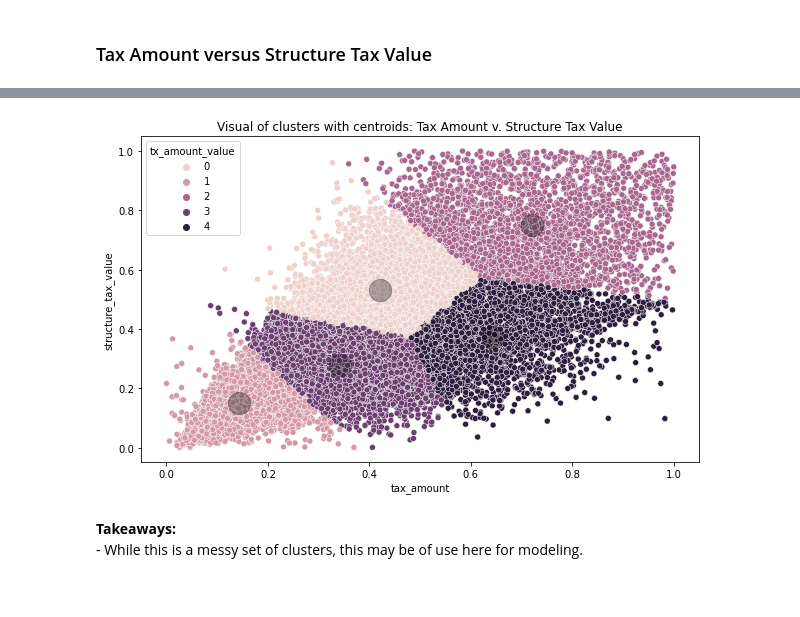
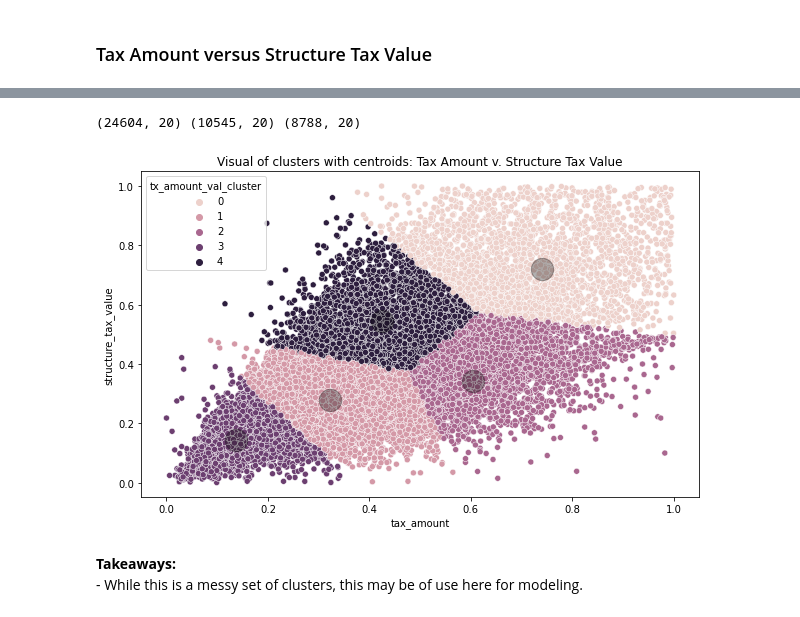
Before and after one commit to DesireeMcElroy/zillow-clustering-project, a Jupyter notebook: zillow.ipynb, the cells around one changed output, grey strips where cells are left out. Cells and saved outputs as stored; diff of their text form; code cells hidden in the pictures.

```diff
--- a/zillow.ipynb
+++ b/zillow.ipynb
@@ -671,13 +720,35 @@ for ax, k in zip(axs.ravel(), range(2, 6)):
 # %%
 # k = 5 makes the most sense here
-cluster_name = 'tx_amount_value'
+
+# name cluster column
+cluster_name = 'tx_amount_val_cluster'
+# use k=5 for five clusters
 k = 5
+
+
+# create cluster column on train dataframe
+X = train_scaled[['tax_amount', 'structure_tax_value']]
 train_scaled, X, scaler, kmeans, centroids = explore.create_cluster(train_scaled, X, k, cluster_name)
+
+
+# create cluster column on validate dataframe
+X = validate_scaled[['tax_amount', 'structure_tax_value']]
+validate_scaled, X, scaler, kmeans, centroids = explore.create_cluster(validate_scaled, X, k, cluster_name)
+
+
+# create cluster column on test dataframe
+X = test_scaled[['tax_amount', 'structure_tax_value']]
+test_scaled, X, scaler, kmeans, centroids = explore.create_cluster(test_scaled, X, k, cluster_name)
+
+
+print(train_scaled.shape, validate_scaled.shape, test_scaled.shape)
+
 
 explore.create_cluster_scatter_plot('tax_amount', 'structure_tax_value', train_scaled, X, kmeans, scaler, cluster_name)
 plt.title('Visual of clusters with centroids: Tax Amount v. Structure Tax Value');
 # %% [output]
+(24604, 20) (10545, 20) (8788, 20)
-[figure, old version]
+[figure, new version]
 # %% [markdown]
 **Takeaways:**
 \
```
Also changed, not shown: parts of 60 cells of this notebook.
